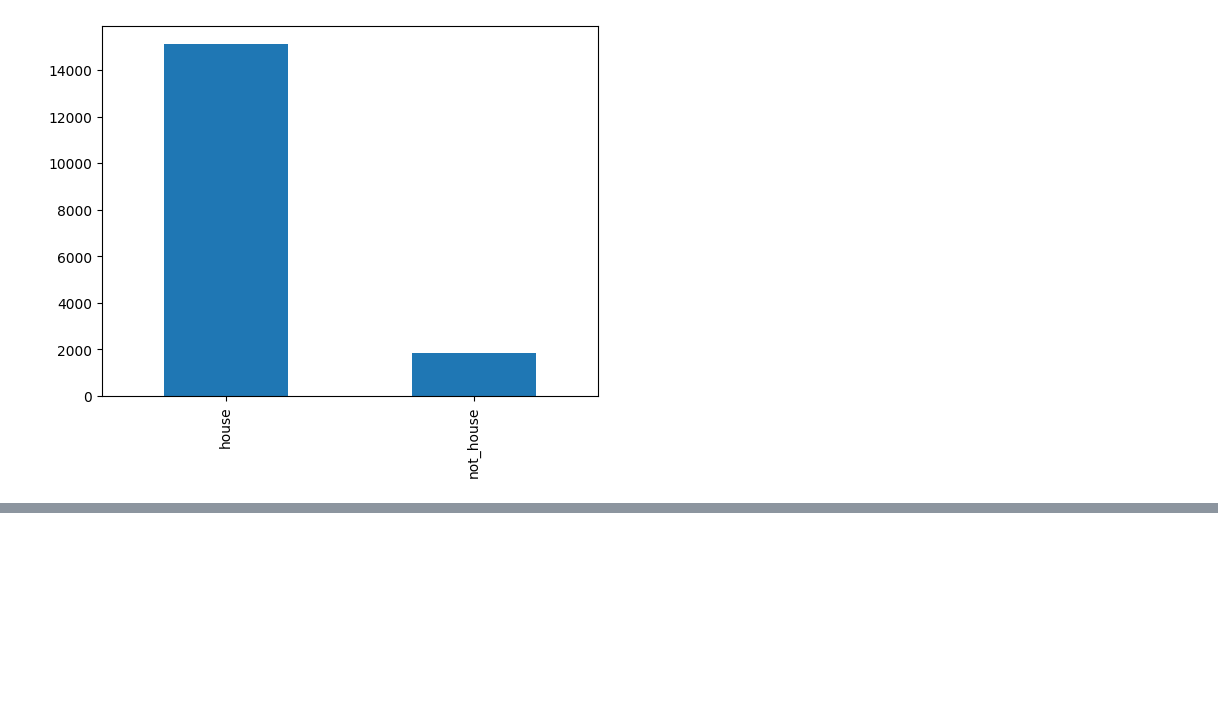
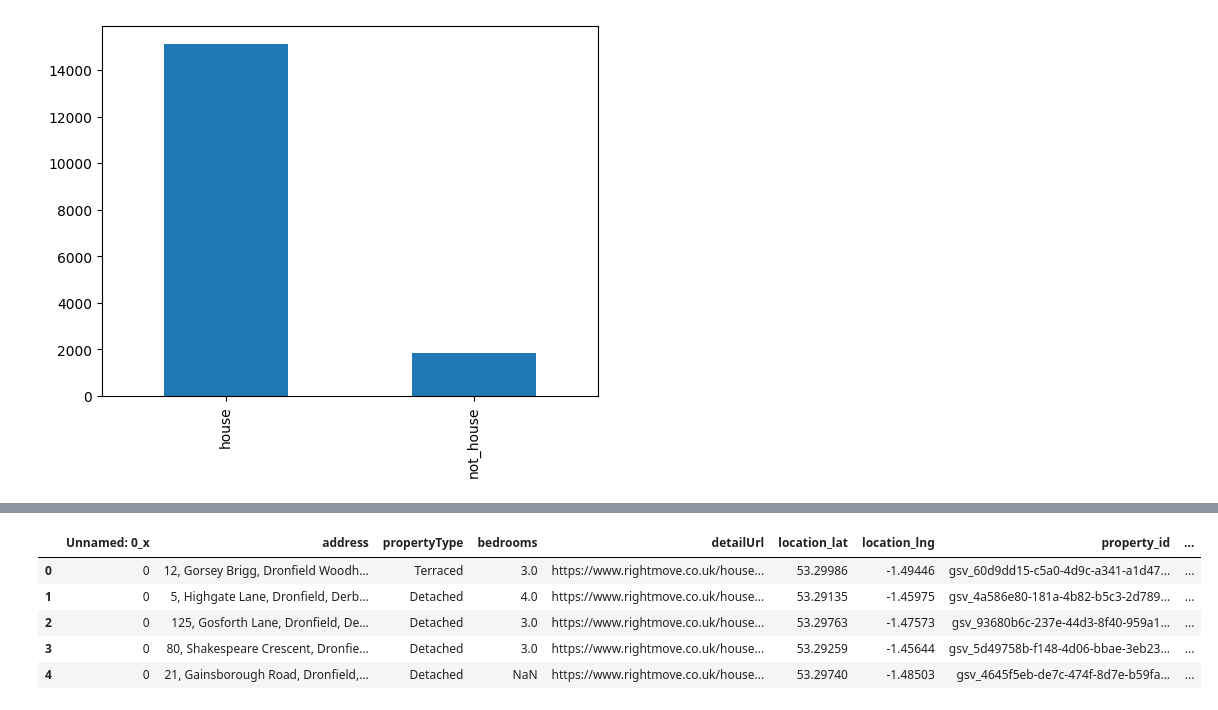
Before and after one commit to StaceyTf1999/graduateproject1_housetype.predicting, a Jupyter notebook: housing_predicting.ipynb, the cells around one changed output, grey strips where cells are left out. Cells and saved outputs as stored; diff of their text form; code cells hidden in the pictures; blank space fills up the shorter version.

```diff
--- a/housing_predicting.ipynb
+++ b/housing_predicting.ipynb
@@ -764,0 +776,10 @@ test_df['category'].value_counts().plot.bar()
+# %%
+pro_label = pro.merge(housedf, on = 'property_id')
+pro_label.head()
+# %% [output]
+|  | Unnamed: 0_x | address | propertyType | bedrooms | detailUrl | location_lat | location_lng | property_id | ... |
+| 0 | 0 | 12, Gorsey Brigg, Dronfield Woodh... | Terraced | 3.0 | https://www.rightmove.co.uk/house... | 53.29986 | -1.49446 | gsv_60d9dd15-c5a0-4d9c-a341-a1d47... | ... |
+| 1 | 0 | 5, Highgate Lane, Dronfield, Derb... | Detached | 4.0 | https://www.rightmove.co.uk/house... | 53.29135 | -1.45975 | gsv_4a586e80-181a-4b82-b5c3-2d789... | ... |
+| 2 | 0 | 125, Gosforth Lane, Dronfield, De... | Detached | 3.0 | https://www.rightmove.co.uk/house... | 53.29763 | -1.47573 | gsv_93680b6c-237e-44d3-8f40-959a1... | ... |
+| 3 | 0 | 80, Shakespeare Crescent, Dronfie... | Detached | 3.0 | https://www.rightmove.co.uk/house... | 53.29259 | -1.45644 | gsv_5d49758b-f148-4d06-bbae-3eb23... | ... |
+| 4 | 0 | 21, Gainsborough Road, Dronfield,... | Detached | NaN | https://www.rightmove.co.uk/house... | 53.29740 | -1.48503 | gsv_4645f5eb-de7c-474f-8d7e-b59fa... | ... |
```
Also changed, not shown: parts of 10 cells of this notebook.
